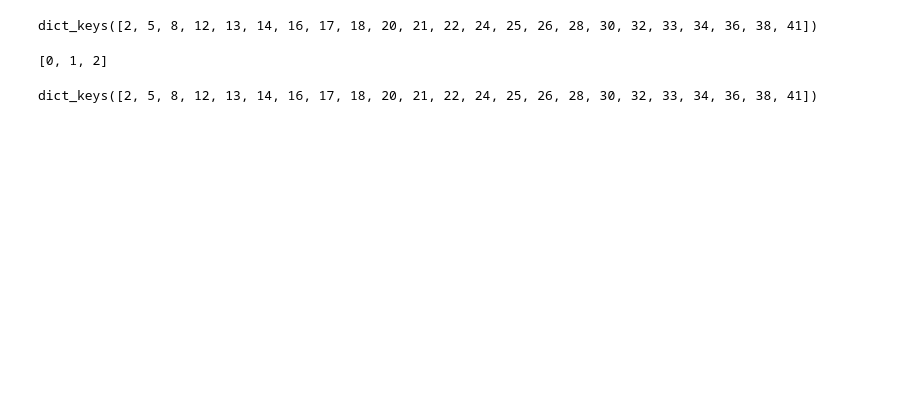
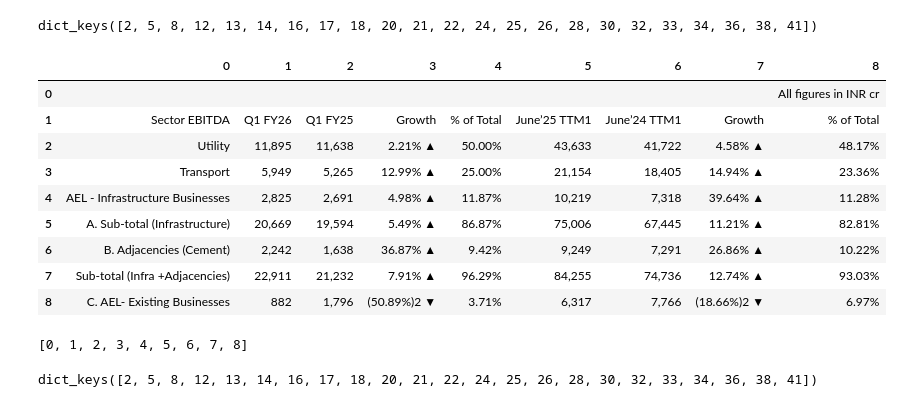
Before and after one commit to Arnav-Kapoor/ChatWithPDF, a Jupyter notebook: chat_with_pdf.ipynb, the cells around one changed output. Saved outputs shown, nothing was run; the diff lists cells and outputs as text; code cells hidden in the pictures; blank space fills up the shorter version.

```diff
--- a/chat_with_pdf.ipynb
+++ b/chat_with_pdf.ipynb
@@ -331,6 +345,7 @@ from collections import defaultdict
 pdfplumber_tables=defaultdict(list)
 camelot_tables=defaultdict(list)
 tabula_tables=defaultdict(list)
+adjustment_factor=5
 
 for j,page in enumerate(pdf.pages):
     print(j+1)
@@ -360,7 +375,7 @@ for j,page in enumerate(pdf.pages):
         x0, y0, x1, y1 = box.tolist()
 
         #pdfplumber
-        bbox_pdf = (x0-10,   y0-10, x1+10,  y1+10)
+        bbox_pdf = (x0-adjustment_factor,   y0-adjustment_factor, x1+adjustment_factor,  y1+adjustment_factor)
 
         # Crop region
         cropped_page = page.within_bbox(bbox_pdf)
@@ -386,7 +401,7 @@ for j,page in enumerate(pdf.pages):
         #camelot
         # print(f"{x0-10},{page_height-y0-10},{x1+10},{page_height-y1+10}")
 
-        camelot_table = camelot.read_pdf(pdf_path, pages=f"{j+1}",flavor='stream',row_tol=8,table_areas=[f"{x0-10},{page_height-y0-10},{x1+10},{page_height-y1+10}"])
+        camelot_table = camelot.read_pdf(pdf_path, pages=f"{j+1}",flavor='stream',row_tol=8,table_areas=[f"{x0-adjustment_factor},{page_height-y0-adjustment_factor},{x1+adjustment_factor},{page_height-y1+adjustment_factor}"])
 
 
         if len(camelot_table) > 0:
@@ -398,7 +413,7 @@ for j,page in enumerate(pdf.pages):
         tabula_table = tabula.read_pdf(
             pdf_path,
             pages=j+1,
-            area=[y0-10,x0-10,y1+10,x1+10],       #coordinates in points
+            area=[y0-adjustment_factor,x0-adjustment_factor,y1+adjustment_factor,x1+adjustment_factor],       #coordinates in points
             encoding="cp1252",
             stream=True
         )
@@ -438,10 +464,23 @@ pdfplumber_tables[8][0].columns.tolist()
 camelot_tables.keys()
 # %% [output]
 dict_keys([2, 5, 8, 12, 13, 14, 16, 17, 18, 20, 21, 22, 24, 25, 26, 28, 30, 32, 33, 34, 36, 38, 41])
+# %%
+camelot_tables[5][0]
+# %% [output]
+|  | 0 | 1 | 2 | 3 | 4 | 5 | 6 | 7 | 8 |
+| 0 |  |  |  |  |  |  |  |  | All figures in INR cr |
+| 1 | Sector EBITDA | Q1 FY26 | Q1 FY25 | Growth | % of Total | June’25 TTM1 | June’24 TTM1 | Growth | % of Total |
+| 2 | Utility | 11,895 | 11,638 | 2.21% ▲ | 50.00% | 43,633 | 41,722 | 4.58% ▲ | 48.17% |
+| 3 | Transport | 5,949 | 5,265 | 12.99% ▲ | 25.00% | 21,154 | 18,405 | 14.94% ▲ | 23.36% |
+| 4 | AEL - Infrastructure Businesses | 2,825 | 2,691 | 4.98% ▲ | 11.87% | 10,219 | 7,318 | 39.64% ▲ | 11.28% |
+| 5 | A. Sub-total (Infrastructure) | 20,669 | 19,594 | 5.49% ▲ | 86.87% | 75,006 | 67,445 | 11.21% ▲ | 82.81% |
+| 6 | B. Adjacencies (Cement) | 2,242 | 1,638 | 36.87% ▲ | 9.42% | 9,249 | 7,291 | 26.86% ▲ | 10.22% |
+| 7 | Sub-total (Infra +Adjacencies) | 22,911 | 21,232 | 7.91% ▲ | 96.29% | 84,255 | 74,736 | 12.74% ▲ | 93.03% |
+| 8 | C. AEL- Existing Businesses | 882 | 1,796 | (50.89%)2 ▼ | 3.71% | 6,317 | 7,766 | (18.66%)2 ▼ | 6.97% |
 # %%
-camelot_tables[8][0].columns.tolist()
+camelot_tables[5][0].columns.tolist()
 # %% [output]
-[0, 1, 2]
+[0, 1, 2, 3, 4, 5, 6, 7, 8]
 # %%
 tabula_tables.keys()
 # %% [output]
```
Also changed, not shown: parts of 26 cells of this notebook.
